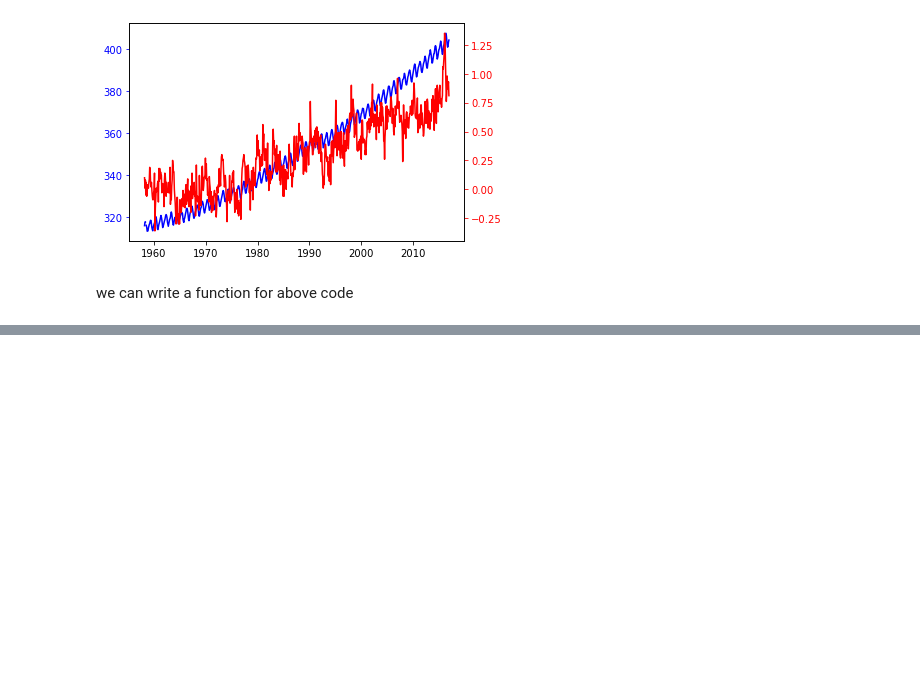
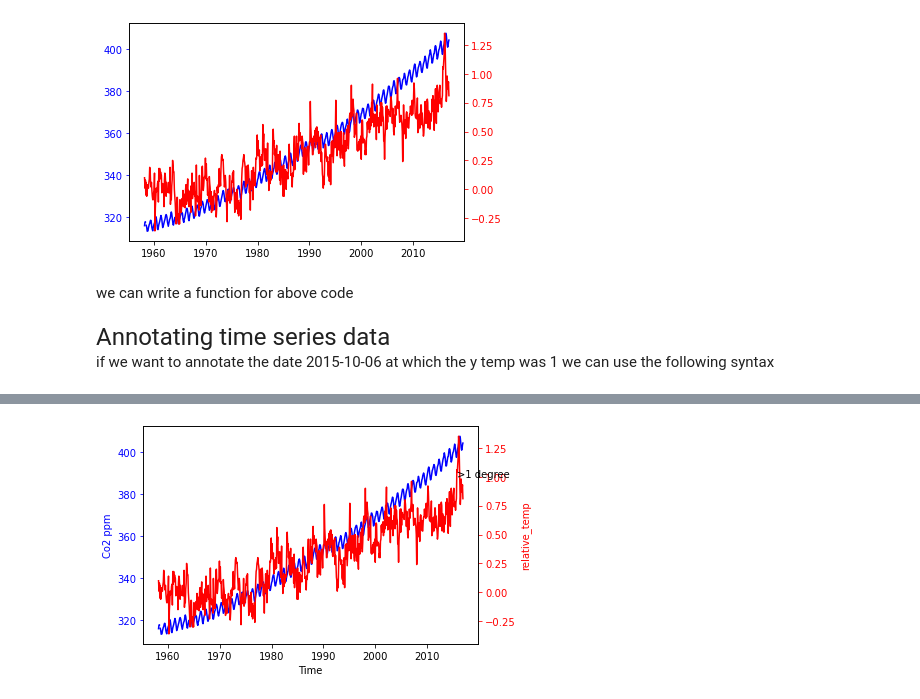
Before and after one commit to Wisal-Mukhtiar/Python-Practices, a Jupyter notebook: data_visualization/visualizing_time_series_data.ipynb, the cells around one changed output, grey strips where cells are left out. Cells and saved outputs as stored; diff of their text form; code cells hidden in the pictures; blank space fills up the shorter version.

Commit message:
annotating time series data

```diff
--- a/data_visualization/visualizing_time_series_data.ipynb
+++ b/data_visualization/visualizing_time_series_data.ipynb
@@ -67,3 +67,14 @@ def plot_timeseries(axes, x, y, color, xlabel, ylabel):
 
   # Set the colors tick params for y-axis
   axes.tick_params('y', colors=color)
+# %% [markdown]
+<font size='5'> Annotating time series data  </font><br>
+if we want to annotate the date 2015-10-06 at which the y temp was 1 we can use the following syntax
+# %%
+fig, ax = plt.subplots()
+plot_timeseries(ax, climate_change.index, climate_change['co2'], 'blue', 'Time', 'Co2 ppm')
+ax2 = ax.twinx()
+plot_timeseries(ax2, climate_change.index, climate_change['relative_temp'], 'red', 'Time', 'relative_temp')
+ax2.annotate('>1 degree', xy=(pd.Timestamp('2015-10-06'),1)
+          )
+# %% [output]
@@ -69,0 +82 @@ def plot_timeseries(axes, x, y, color, xlabel, ylabel):
+[figure, added]
```
Also changed, not shown: parts of 5 cells of this notebook.
